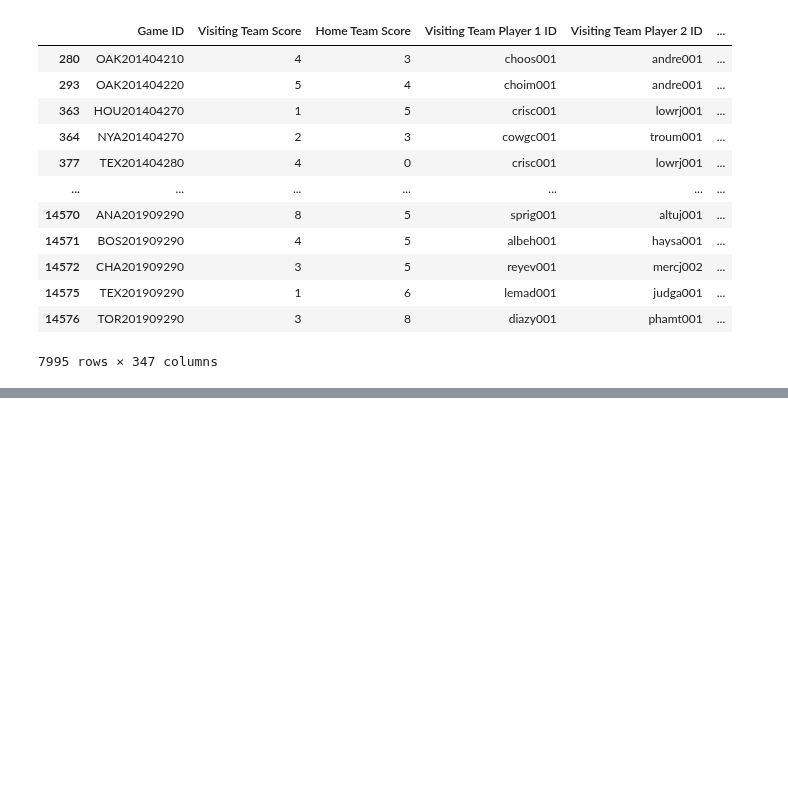
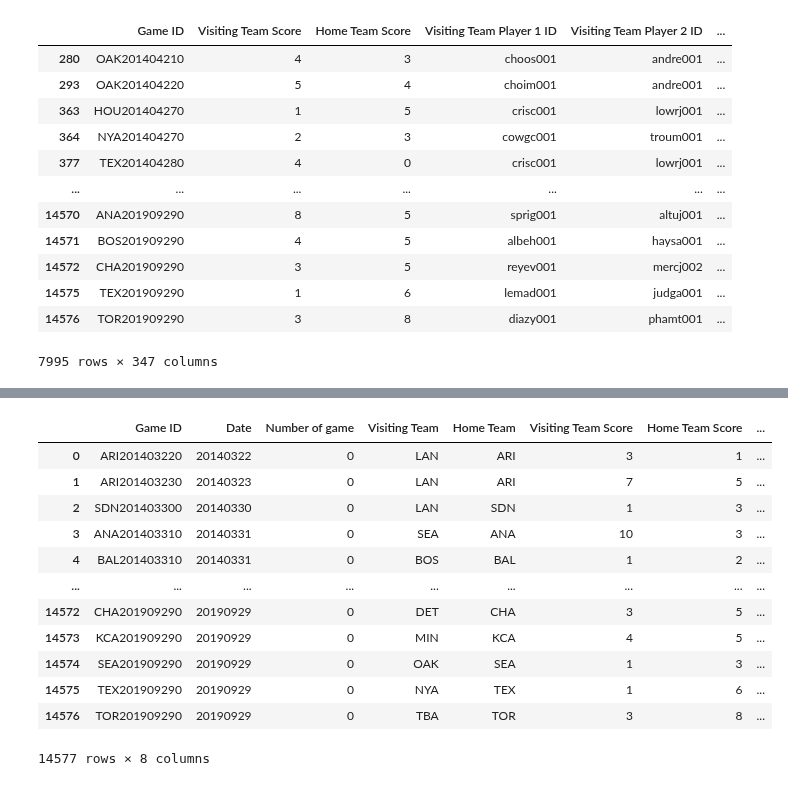
Before and after one commit to samkasbawala/sdp_team_32, a Jupyter notebook: deep_learning.ipynb, the cells around one changed output, grey strips where cells are left out. Saved outputs shown, nothing was run; the diff lists cells and outputs as text; code cells hidden in the pictures; blank space fills up the shorter version.

```diff
--- a/deep_learning.ipynb
+++ b/deep_learning.ipynb
@@ -598,0 +687,16 @@ Accuracy 0.545772910118103
+# %%
+get_schedule()
+# %% [output]
+|  | Game ID | Date | Number of game | Visiting Team | Home Team | Visiting Team Score | Home Team Score | ... |
+| 0 | ARI201403220 | 20140322 | 0 | LAN | ARI | 3 | 1 | ... |
+| 1 | ARI201403230 | 20140323 | 0 | LAN | ARI | 7 | 5 | ... |
+| 2 | SDN201403300 | 20140330 | 0 | LAN | SDN | 1 | 3 | ... |
+| 3 | ANA201403310 | 20140331 | 0 | SEA | ANA | 10 | 3 | ... |
+| 4 | BAL201403310 | 20140331 | 0 | BOS | BAL | 1 | 2 | ... |
+| ... | ... | ... | ... | ... | ... | ... | ... | ... |
+| 14572 | CHA201909290 | 20190929 | 0 | DET | CHA | 3 | 5 | ... |
+| 14573 | KCA201909290 | 20190929 | 0 | MIN | KCA | 4 | 5 | ... |
+| 14574 | SEA201909290 | 20190929 | 0 | OAK | SEA | 1 | 3 | ... |
+| 14575 | TEX201909290 | 20190929 | 0 | NYA | TEX | 1 | 6 | ... |
+| 14576 | TOR201909290 | 20190929 | 0 | TBA | TOR | 3 | 8 | ... |
+14577 rows × 8 columns
```
Also changed, not shown: parts of 26 cells of this notebook, 1 other file.
